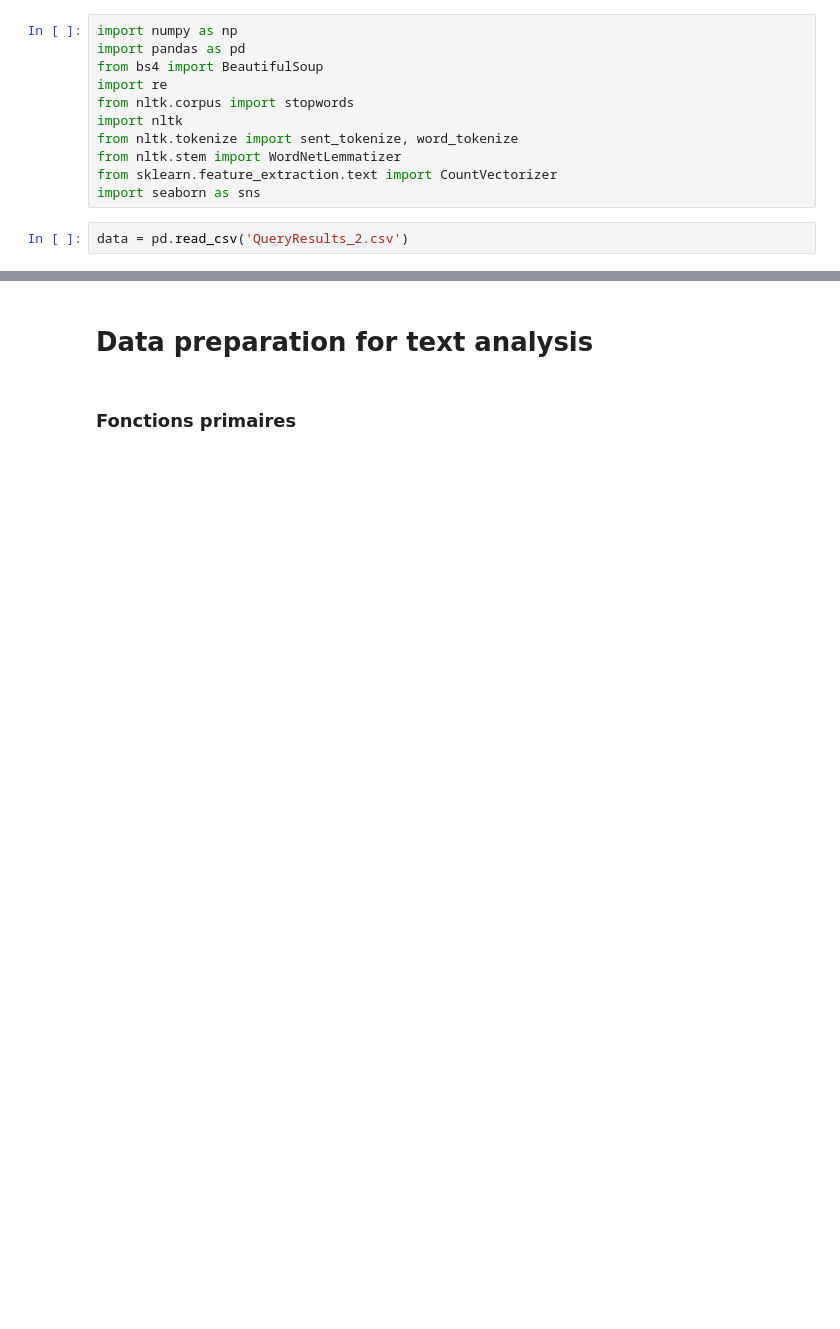
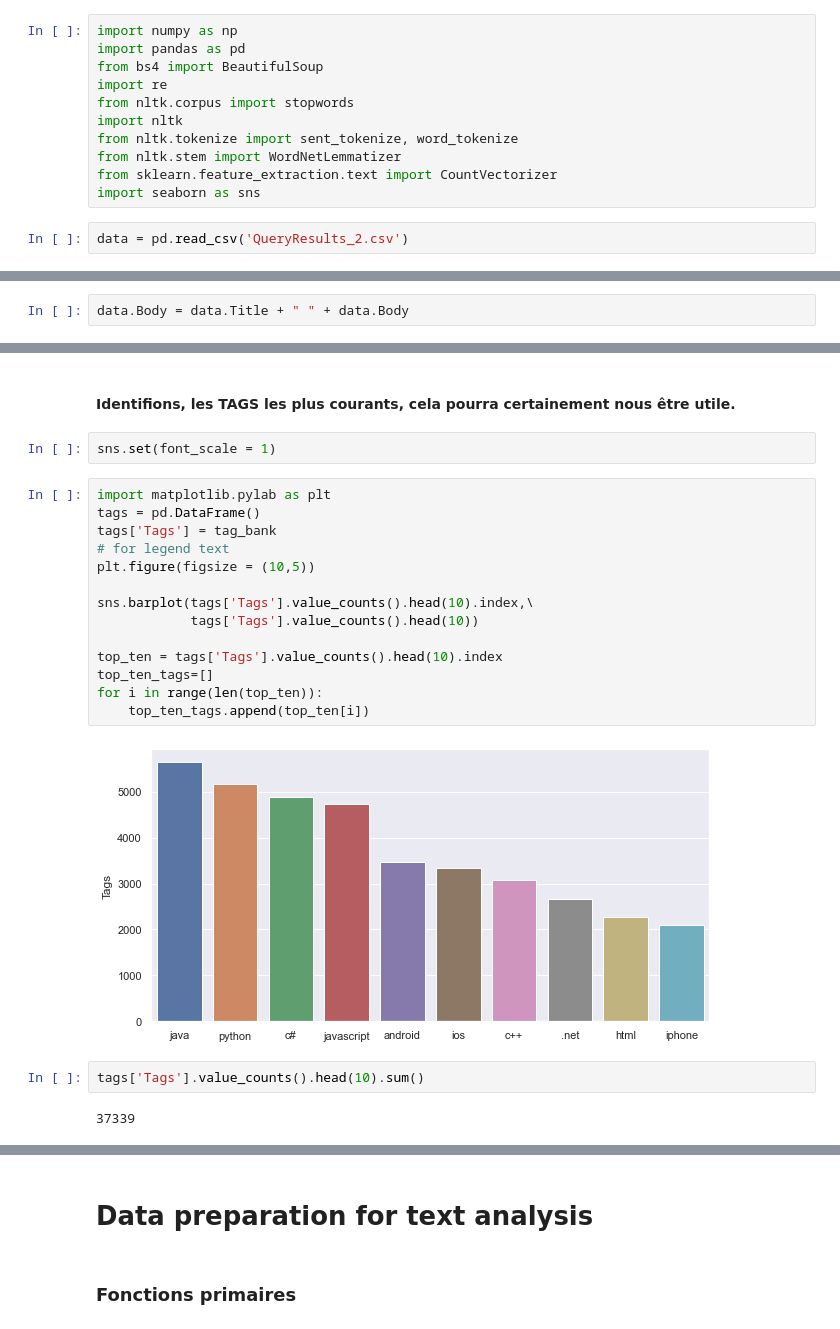
Before and after one commit to floguipop/-NLP-TAG_GENERATOR, a Jupyter notebook: TAG_Suggestion .ipynb, the cells around one changed output, grey strips where cells are left out. Cells and saved outputs as stored; diff of their text form; blank space fills up the shorter version.

```diff
--- a/TAG_Suggestion .ipynb
+++ b/TAG_Suggestion .ipynb
@@ -13,0 +32,2 @@ data = pd.read_csv('QueryResults_2.csv')
+# %%
+data.Body = data.Title + " " + data.Body
@@ -13,0 +75,24 @@ data = pd.read_csv('QueryResults_2.csv')
+# %% [markdown]
+#### Identifions, les TAGS les plus courants, cela pourra certainement nous être utile.
+# %%
+sns.set(font_scale = 1)
+# %%
+import matplotlib.pylab as plt
+tags = pd.DataFrame()
+tags['Tags'] = tag_bank
+# for legend text
+plt.figure(figsize = (10,5))
+
+sns.barplot(tags['Tags'].value_counts().head(10).index,\
+            tags['Tags'].value_counts().head(10))
+
+top_ten = tags['Tags'].value_counts().head(10).index
+top_ten_tags=[]
+for i in range(len(top_ten)):
+    top_ten_tags.append(top_ten[i])
+# %% [output]
+[figure, new version]
+# %%
+tags['Tags'].value_counts().head(10).sum()
+# %% [output]
+37339
```
Also changed, not shown: parts of 68 cells of this notebook, 4 other files.
